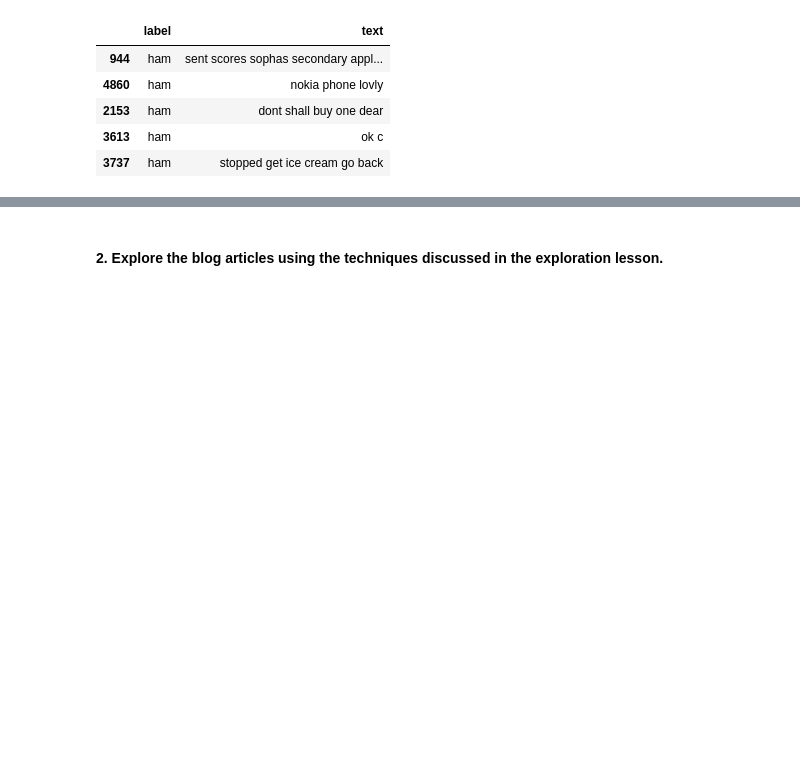
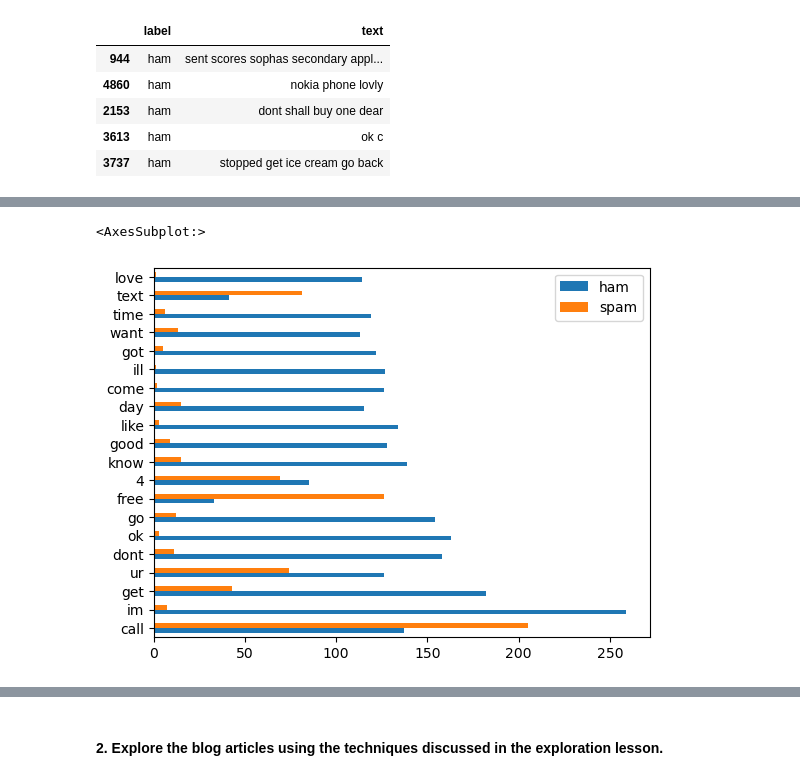
Before and after one commit to corey-baughman/017_NLP, a Jupyter notebook: 0512_explore.ipynb, the cells around one changed output, grey strips where cells are left out. Drawn from its saved outputs; the diff is of its cells as text; code cells hidden in the pictures; blank space fills up the shorter version.

```diff
--- a/0512_explore.ipynb
+++ b/0512_explore.ipynb
@@ -83,3 +91,11 @@ train.head()
 | 2153 | ham | dont shall buy one dear |
 | 3613 | ham | ok c |
 | 3737 | ham | stopped get ice cream go back |
+# %%
+ham_words = clean(' '.join(train[train.label=='ham']['text']))
+spam_words = clean(' '.join(train[train.label=='spam']['text']))
+all_words = clean(' '.join(train['text']))
+# %%
+ham_freq = pd.Series(ham_words).value_counts()
+spam_freq = pd.Series(spam_words).value_counts()
+all_freq = pd.Series(all_words).value_counts()
@@ -85,0 +120,7 @@ train.head()
+# %%
+# concat all frequencies together into a dataframe
+word_counts = pd.concat([ham_freq, spam_freq,all_freq], axis=1
+         ).fillna(0
+                 ).astype(int)
+word_counts.columns = ['ham','spam','all']
+word_counts.head()
@@ -85,0 +139,6 @@ train.head()
+# %%
+word_counts.sort_values('all', ascending=False
+                       )[['ham','spam']].head(20).plot.barh()
+# %% [output]
+<AxesSubplot:>
+[figure, added]
```
Also changed, not shown: parts of 42 cells of this notebook, 4 other files.
